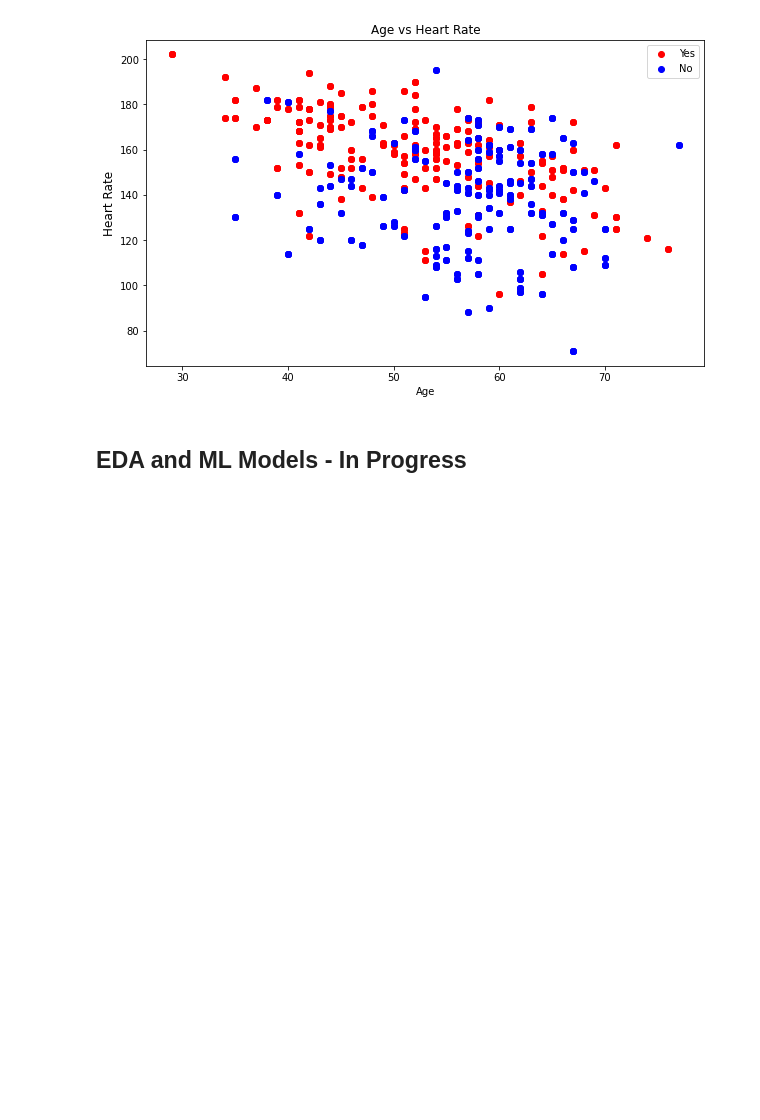
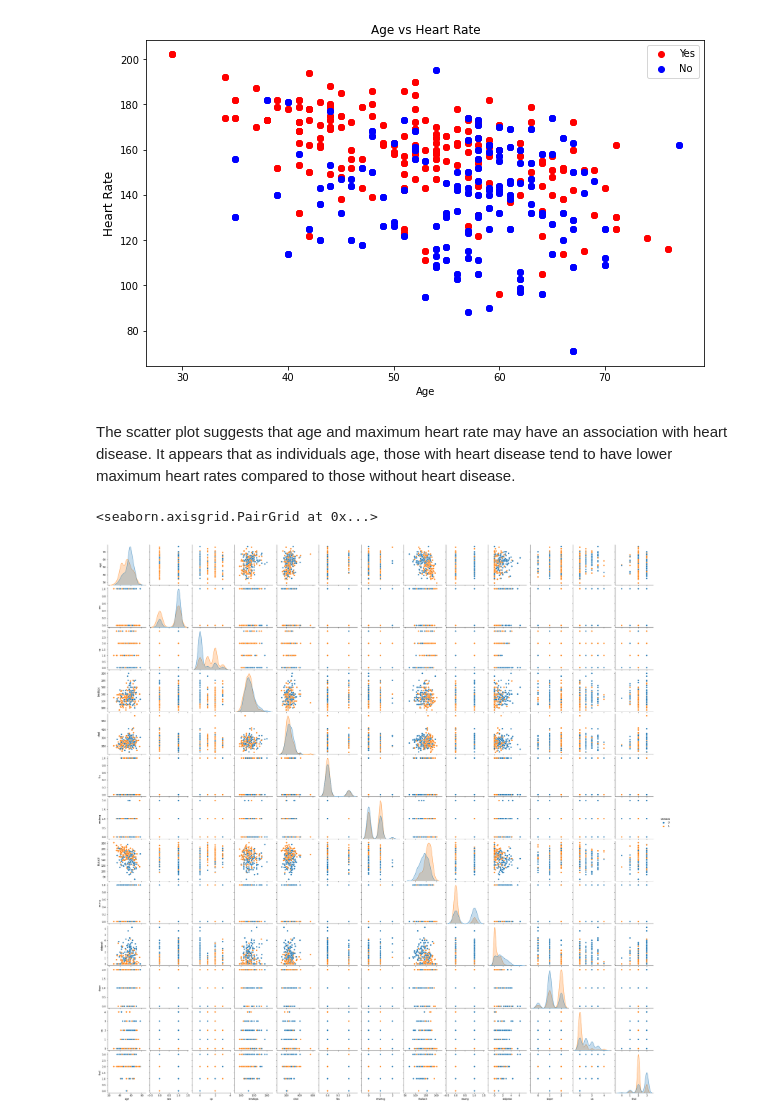
Before and after one commit to DATA-606-2023-FALL-TUESDAY/Madu_Pavani, a Jupyter notebook: src/Heartattack_Predictions.ipynb, the cells around one changed output. Saved outputs shown, nothing was run; the diff lists cells and outputs as text; code cells hidden in the pictures; blank space fills up the shorter version.

```diff
--- a/src/Heartattack_Predictions.ipynb
+++ b/src/Heartattack_Predictions.ipynb
@@ -129,5 +136,11 @@ plt.title('Age vs Heart Rate', fontsize = 12)
 plt.legend(['Yes','No'], fontsize = 10);
 # %% [output]
 [figure]
-# %% [markdown]
-## EDA and ML Models - In Progress
+# %% [markdown]
+The scatter plot suggests that age and maximum heart rate may have an association with heart disease.
+It appears that as individuals age, those with heart disease tend to have lower maximum heart rates compared to those without heart disease.
+# %%
+sns.pairplot(heart,hue='disease')
+# %% [output]
+<seaborn.axisgrid.PairGrid at 0x...>
+[figure, added]
```
Also changed, not shown: parts of 30 cells of this notebook.
